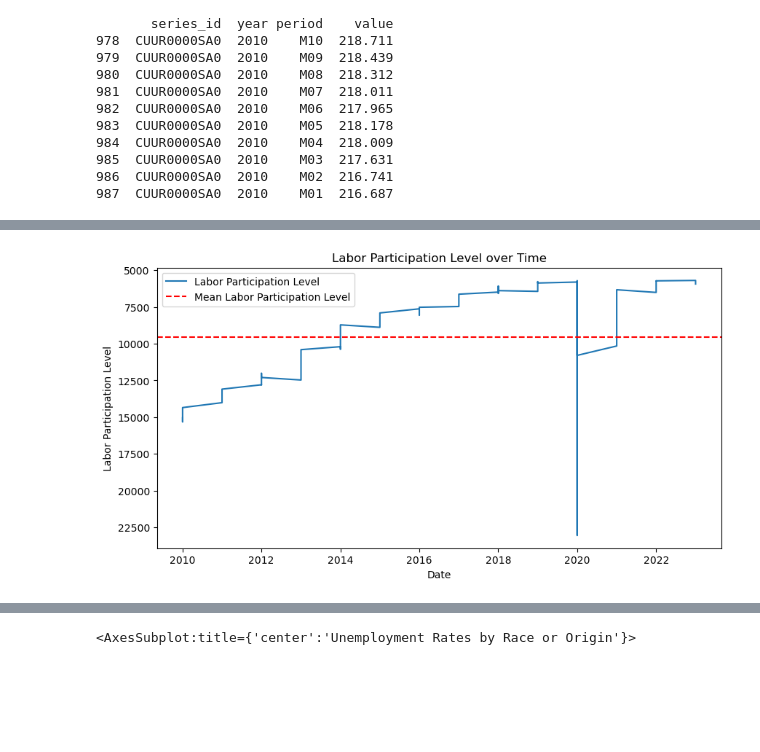
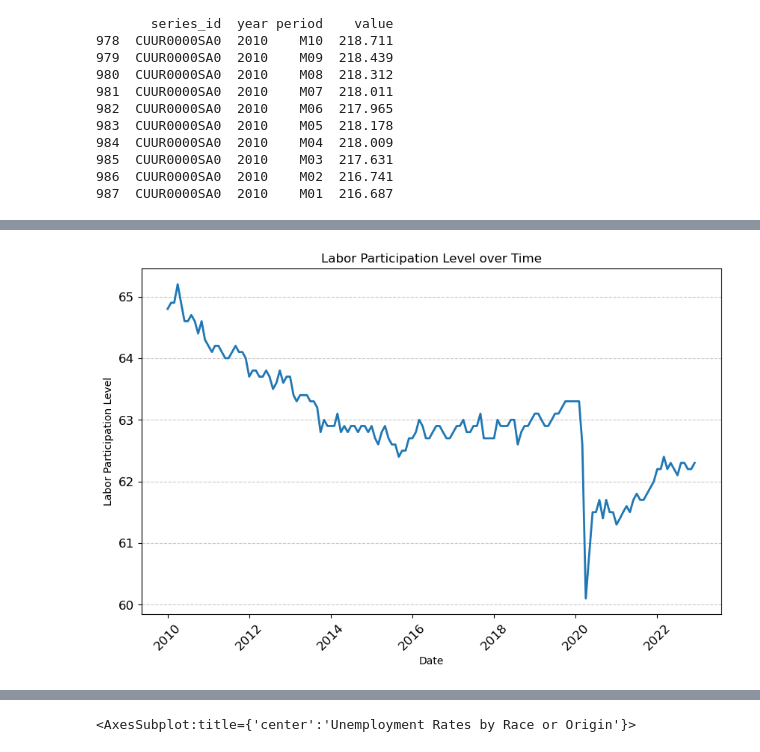
Before and after one commit to aumekubo2/SHAAL, a Jupyter notebook: Untitled.ipynb, the cells around one changed output, grey strips where cells are left out. Drawn from its saved outputs; the diff is of its cells as text; code cells hidden in the pictures; blank space fills up the shorter version.

Commit message:
labor participation level

```diff
--- a/Untitled.ipynb
+++ b/Untitled.ipynb
@@ -359,28 +362,49 @@ plt.show()
 # %%
 #retrieving data from labor participation level
 # %%
-# Load the CSV file
-df = pd.read_csv('~/Desktop/SHAAL3/SHAAL/LNS13000000.csv', parse_dates=['date'])
+import requests
+import pandas as pd
+import matplotlib.pyplot as plt
 
-# Rename the 'value' column to 'Labor Participation Level'
-df.rename(columns={'value': 'Labor Participation Level'}, inplace=True)
+# specify the API endpoint and parameters
+endpoint = 'https://api.bls.gov/publicAPI/v2/timeseries/data/'
+series_id = 'LNS11300000'
+start_year = '2010'
+end_year = '2022'
+api_key = '1315085c23bf46318cdba4ea8abfbfaf'
 
-# create the plot
-fig, ax = plt.subplots(figsize=(10, 5))
+# construct the data request
+data = {
+    'seriesid': [series_id],
+    'startyear': start_year,
+    'endyear': end_year,
+    'registrationkey': api_key
+}
 
-ax.plot(df['date'], df['Labor Participation Level'], label='Labor Participation Level')
-# Calculate the mean labor participation level
-mean_labor_participation_level = df['Labor Participation Level'].mean()
+# make the API request and get the JSON response
+response = requests.post(endpoint, json=data)
+json_data = response.json()
 
-# set the axis labels and title
-ax.set_xlabel('Date')
-ax.set_ylabel('Labor Participation Level')
-ax.invert_yaxis()
+# extract the time series data from the response
+time_series_data = []
+for obs in json_data['Results']['series'][0]['data']:
+    time_series_data.append({
+        'date': pd.to_datetime('{}-{}'.format(obs['year'], obs['periodName']), format='%Y-%B'),
+        'value': float(obs['value'])
+    })
 
-ax.set_title('Labor Participation Level over Time')
-ax.axhline(mean_labor_participation_level, linestyle='--', color='red', label='Mean Labor Participation Level')
+# create a Pandas dataframe from the time series data
+df = pd.DataFrame(time_series_data)
 
-ax.legend()
+# plot the data
+plt.figure(figsize=(10, 6))
+plt.plot(df['date'], df['value'], linewidth=2)
+plt.title('Labor Participation Level over Time')
+plt.xlabel('Date')
+plt.ylabel('Labor Participation Level')
+plt.grid(axis='y', linestyle='--', alpha=0.7)
+plt.tick_params(axis='both', which='both', labelsize=12)
+plt.tick_params(axis='x', rotation=45)
 plt.show()
 # %% [output]
-[figure, old version]
+[figure, new version]
```
Also changed, not shown: parts of 8 cells of this notebook.
